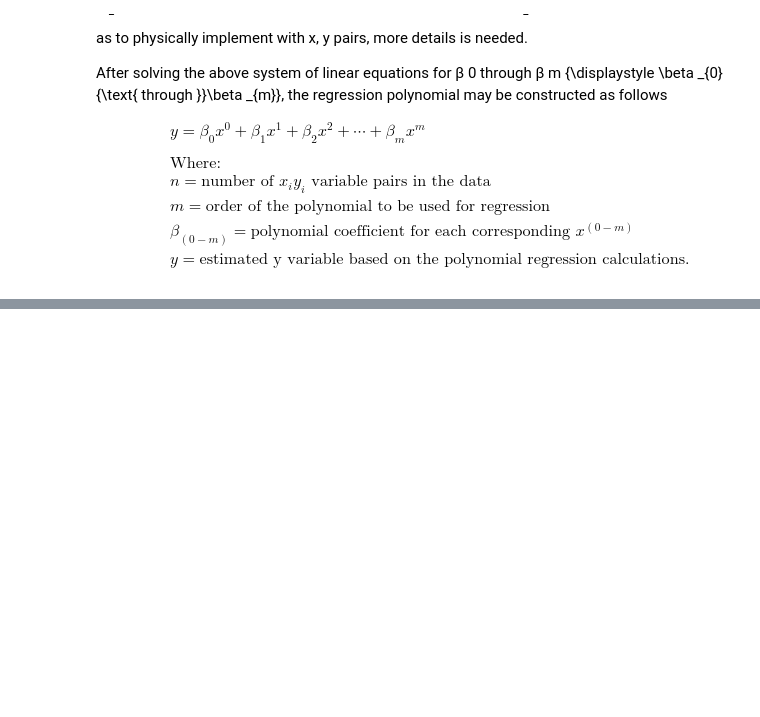
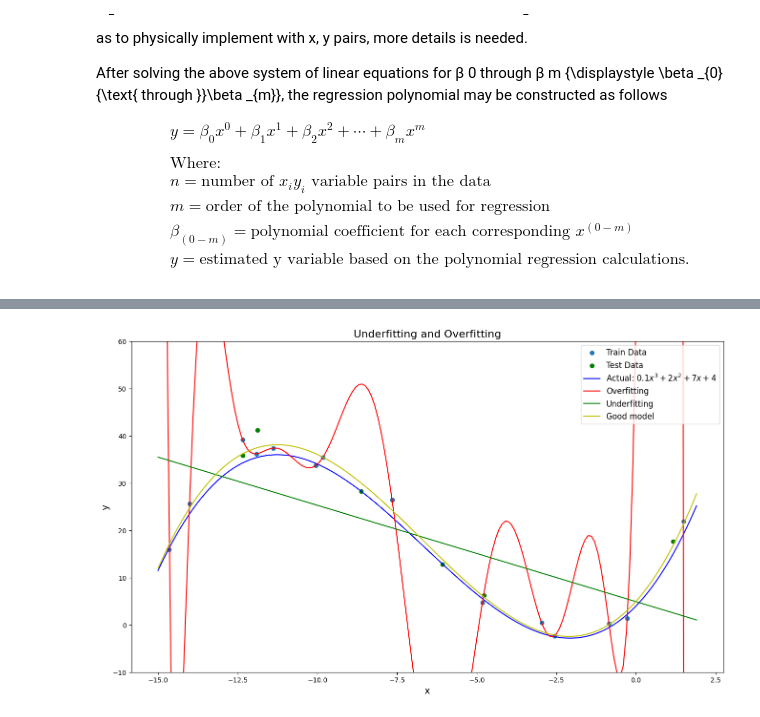
Before and after one commit to ducanh19082007/Quantitative_Finance_Self_Learning, a Jupyter notebook: Machine_Learning/Polynomial_Regression.ipynb, the cells around one changed output, grey strips where cells are left out. Cells and saved outputs as stored; diff of their text form; code cells hidden in the pictures; blank space fills up the shorter version.

```diff
--- a/Machine_Learning/Polynomial_Regression.ipynb
+++ b/Machine_Learning/Polynomial_Regression.ipynb
@@ -46,0 +221,63 @@ $$
+# %%
+x, y = generate_dataset(x_min, x_max, size=20)
+x_true = np.arange(x_min, x_max, step=0.1)
+y_true = np.array([function(xi) for xi in x_true])
+
+x_train, x_test, y_train, y_test = train_test_split(
+    x, y, test_size=0.3, random_state=42)
+
+# Complex model
+complex_degree = 13
+
+complex_model = polynomial_regression(degree=complex_degree)
+complex_model.fit(x_train[:, np.newaxis], y_train)
+
+y_pred_complex = complex_model.predict(x_true.reshape(-1, 1))
+
+
+# Simple model
+
+simple_degree = 1
+
+simple_model = polynomial_regression(degree=simple_degree)
+simple_model.fit(x_train[:, np.newaxis], y_train)
+
+y_pred_simple = simple_model.predict(x_true.reshape(-1, 1))
+
+
+# Good model
+good_degree = 3
+
+good_model = polynomial_regression(degree=good_degree)
+good_model.fit(x_train[:, np.newaxis], y_train)
+
+y_pred_good = good_model.predict(x_true.reshape(-1, 1))
+
+plt.figure(figsize=(16, 9))
+# Plot train, test data
+plt.scatter(x_train, y_train, label="Train Data")
+plt.scatter(x_test, y_test, color='g', label="Test Data")
+
+# Plot actual funtion
+
+plt.plot(x_true, y_true, label="Actual: $0.1x^3 + 2x^2 + 7x + 4$", color="b")
+
+# Plot simple model
+plt.plot(x_true,y_pred_complex, label="Overfitting", color="r")
+
+plt.plot(x_true,y_pred_simple, label="Underfitting", color="g")
+
+plt.plot(x_true,y_pred_good, label="Good model", color="y")
+
+
+plt.xlabel("x", fontsize=14)
+plt.ylabel("y", fontsize=14)
+plt.ylim(-10,60)
+plt.legend(loc='best', fontsize=12)
+
+
+plt.title("Underfitting and Overfitting", fontsize=16)
+plt.savefig("under_over_bia_varian.jpg")
+plt.show()
+# %% [output]
+[figure, added]
```
Also changed, not shown: parts of 14 cells of this notebook, 3 other files.
